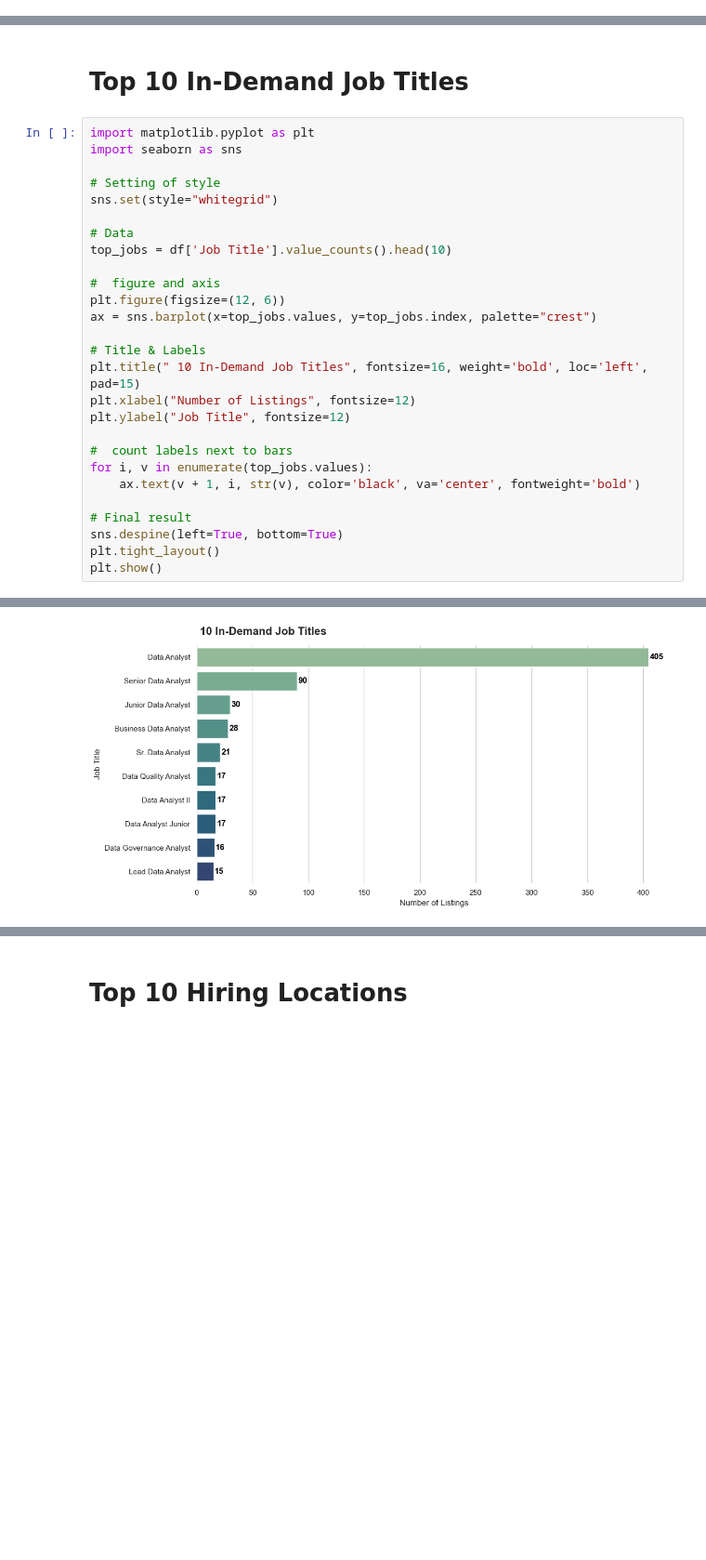
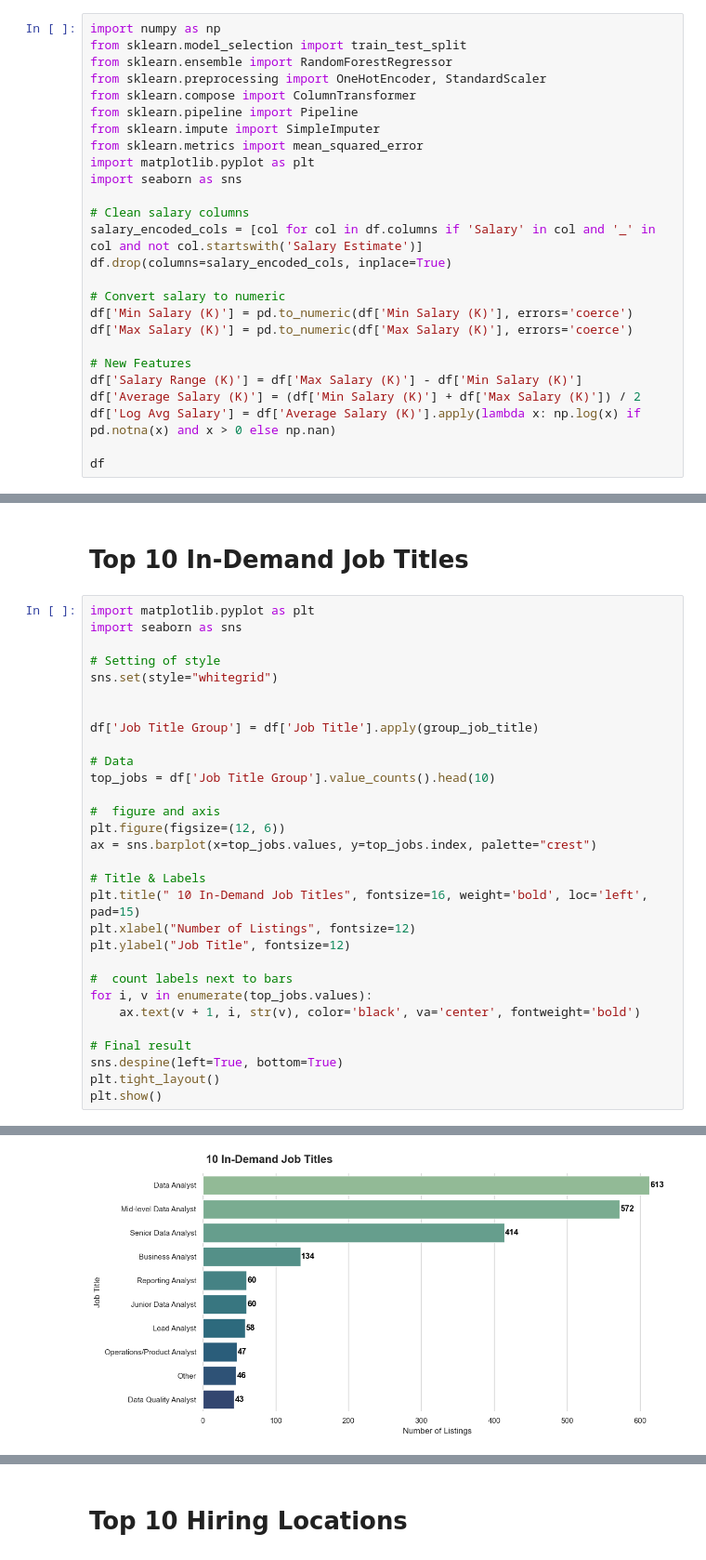
Before and after one commit to khushimalik3122/salary-predictor-19, a Jupyter notebook: g-19 - Copy.ipynb, the cells around one changed output, grey strips where cells are left out. Shown at 93% size. Cells and saved outputs as stored; diff of their text form; blank space fills up the shorter version.

```diff
--- a/g-19 - Copy.ipynb
+++ b/g-19 - Copy.ipynb
@@ -176,0 +351,26 @@ memory usage: 281.8+ KB
+# %%
+import numpy as np
+from sklearn.model_selection import train_test_split
+from sklearn.ensemble import RandomForestRegressor
+from sklearn.preprocessing import OneHotEncoder, StandardScaler
+from sklearn.compose import ColumnTransformer
+from sklearn.pipeline import Pipeline
+from sklearn.impute import SimpleImputer
+from sklearn.metrics import mean_squared_error
+import matplotlib.pyplot as plt
+import seaborn as sns
+
+# Clean salary columns
+salary_encoded_cols = [col for col in df.columns if 'Salary' in col and '_' in col and not col.startswith('Salary Estimate')]
+df.drop(columns=salary_encoded_cols, inplace=True)
+
+# Convert salary to numeric
+df['Min Salary (K)'] = pd.to_numeric(df['Min Salary (K)'], errors='coerce')
+df['Max Salary (K)'] = pd.to_numeric(df['Max Salary (K)'], errors='coerce')
+
+# New Features
+df['Salary Range (K)'] = df['Max Salary (K)'] - df['Min Salary (K)']
+df['Average Salary (K)'] = (df['Min Salary (K)'] + df['Max Salary (K)']) / 2
+df['Log Avg Salary'] = df['Average Salary (K)'].apply(lambda x: np.log(x) if pd.notna(x) and x > 0 else np.nan)
+
+df
@@ -181,32 +476,35 @@ memory usage: 281.8+ KB
 # %%
 import matplotlib.pyplot as plt
 import seaborn as sns
 
 # Setting of style
 sns.set(style="whitegrid")
 
+
+df['Job Title Group'] = df['Job Title'].apply(group_job_title)
+
 # Data
-top_jobs = df['Job Title'].value_counts().head(10)
+top_jobs = df['Job Title Group'].value_counts().head(10)
 
 #  figure and axis
 plt.figure(figsize=(12, 6))
 ax = sns.barplot(x=top_jobs.values, y=top_jobs.index, palette="crest")
 
 # Title & Labels
 plt.title(" 10 In-Demand Job Titles", fontsize=16, weight='bold', loc='left', pad=15)
 plt.xlabel("Number of Listings", fontsize=12)
 plt.ylabel("Job Title", fontsize=12)
 
 #  count labels next to bars
 for i, v in enumerate(top_jobs.values):
     ax.text(v + 1, i, str(v), color='black', va='center', fontweight='bold')
 
 # Final result
 sns.despine(left=True, bottom=True)
 plt.tight_layout()
 plt.show()
 # %% [output]
 Passing `palette` without assigning `hue` is deprecated and will be removed in v0.14.0. Assign the `y` variable to `hue` and set `legend=False` for the same effect.
 
   ax = sns.barplot(x=top_jobs.values, y=top_jobs.index, palette="crest")
-[figure, old version]
+[figure, new version]
```
Also changed, not shown: parts of 55 cells of this notebook, 3 other files.
